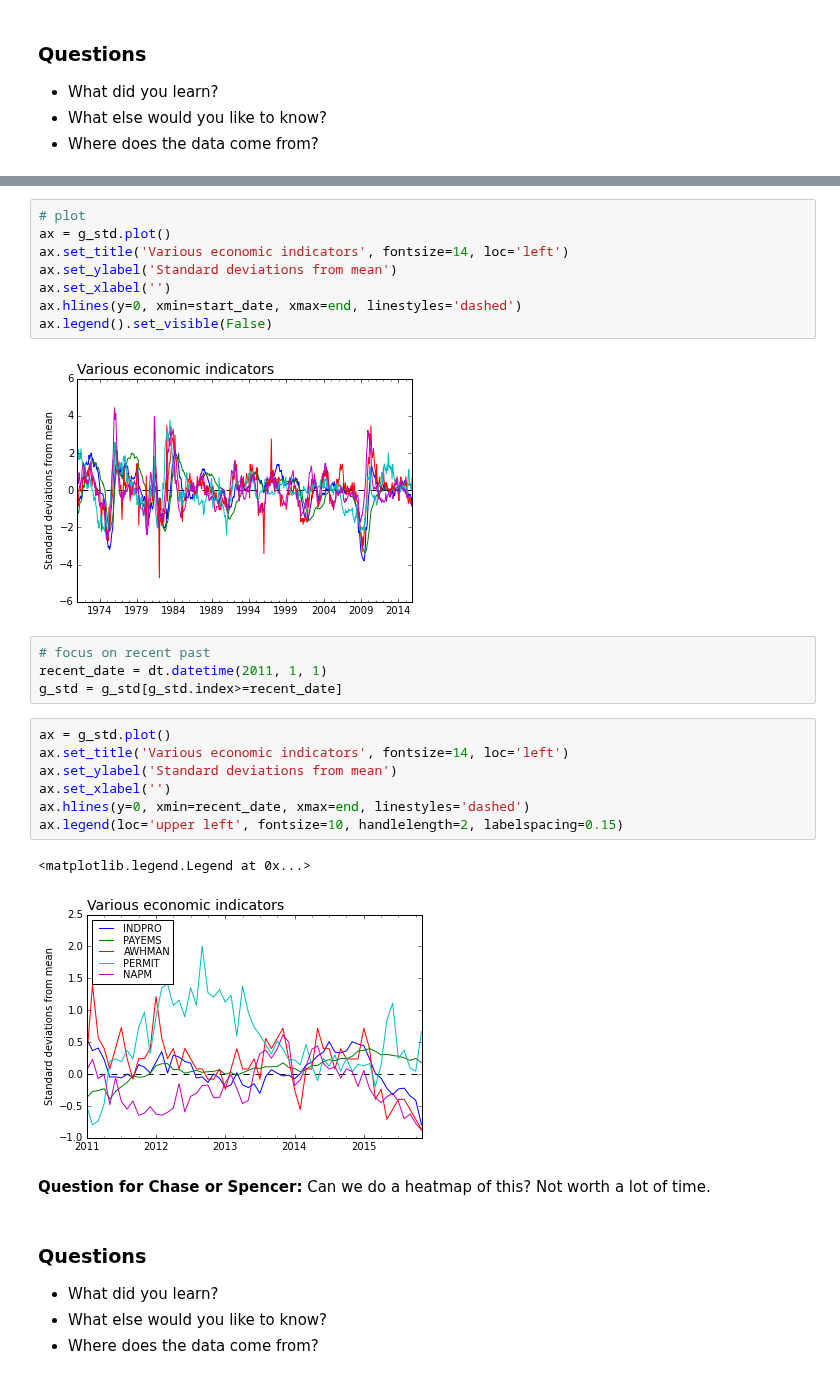
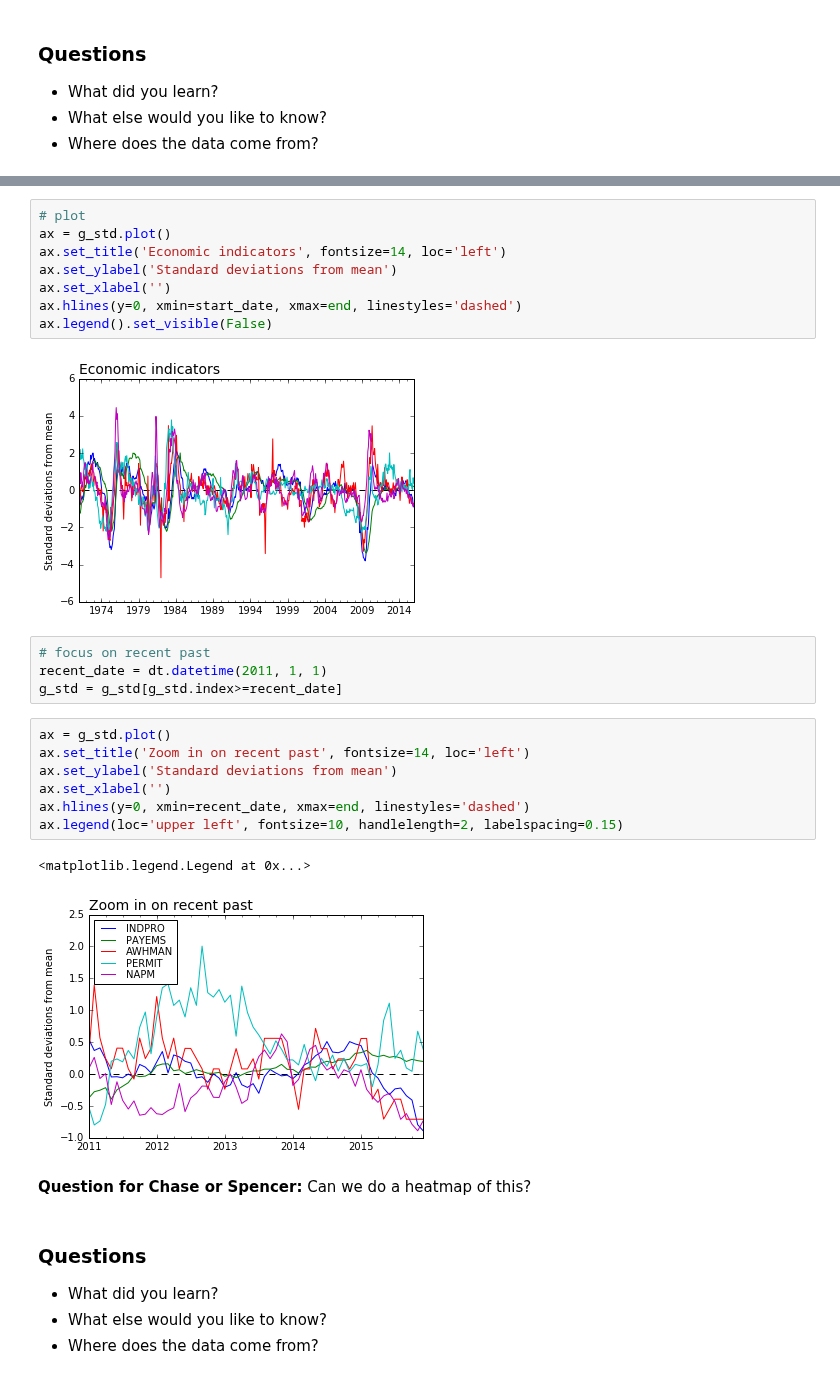
Before and after one commit to DaveBackus/Data_Bootcamp, a Jupyter notebook: Code/IPython/bootcamp_examples.ipynb, the cells around one changed output, grey strips where cells are left out. Saved outputs shown, nothing was run; the diff lists cells and outputs as text.

```diff
--- a/Code/IPython/bootcamp_examples.ipynb
+++ b/Code/IPython/bootcamp_examples.ipynb
@@ -213,29 +265,29 @@ g_std = (g - g.mean()) / g.std()
 # %%
 # plot
 ax = g_std.plot()
-ax.set_title('Various economic indicators', fontsize=14, loc='left')
+ax.set_title('Economic indicators', fontsize=14, loc='left')
 ax.set_ylabel('Standard deviations from mean')
 ax.set_xlabel('')
 ax.hlines(y=0, xmin=start_date, xmax=end, linestyles='dashed')
 ax.legend().set_visible(False)
 # %% [output]
-[figure, old version]
+[figure, new version]
 # %%
 # focus on recent past
 recent_date = dt.datetime(2011, 1, 1)
 g_std = g_std[g_std.index>=recent_date]
 # %%
 ax = g_std.plot()
-ax.set_title('Various economic indicators', fontsize=14, loc='left')
+ax.set_title('Zoom in on recent past', fontsize=14, loc='left')
 ax.set_ylabel('Standard deviations from mean')
 ax.set_xlabel('')
 ax.hlines(y=0, xmin=recent_date, xmax=end, linestyles='dashed')
 ax.legend(loc='upper left', fontsize=10, handlelength=2, labelspacing=0.15)
 # %% [output]
 <matplotlib.legend.Legend at 0x...>
-[figure, old version]
+[figure, new version]
 # %% [markdown]
-**Question for Chase or Spencer:** Can we do a heatmap of this?  Not worth a lot of time.
+**Question for Chase or Spencer:** Can we do a heatmap of this?
 # %% [markdown]
 ### Questions
 
```
Also changed, not shown: parts of 52 cells of this notebook, 12 other files.
